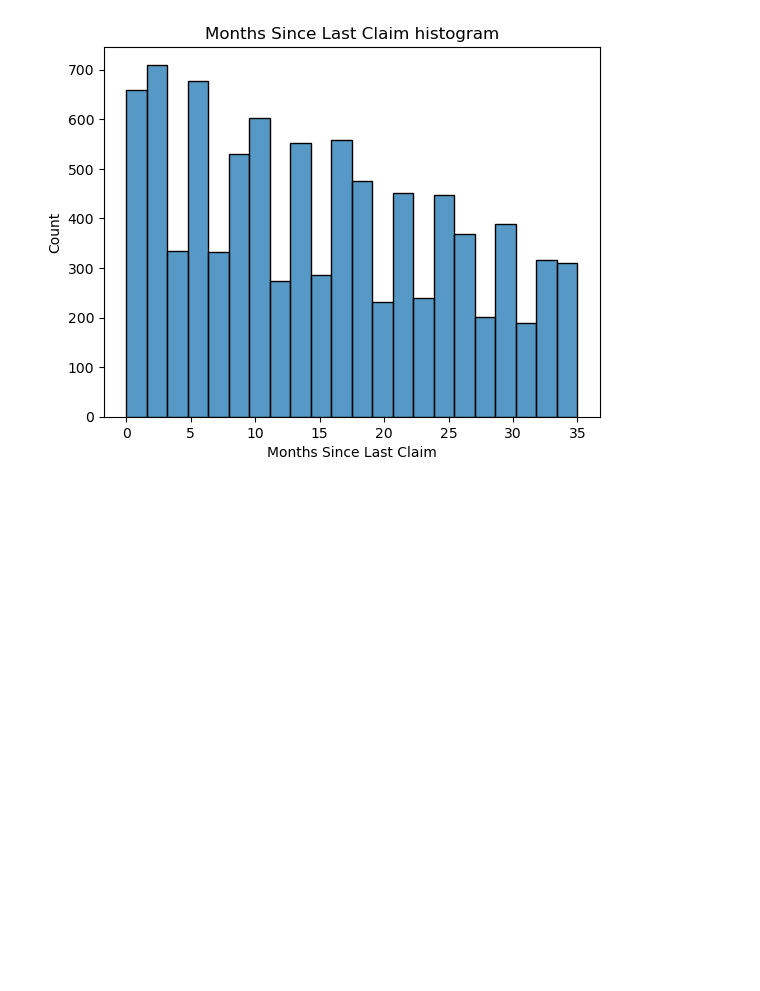
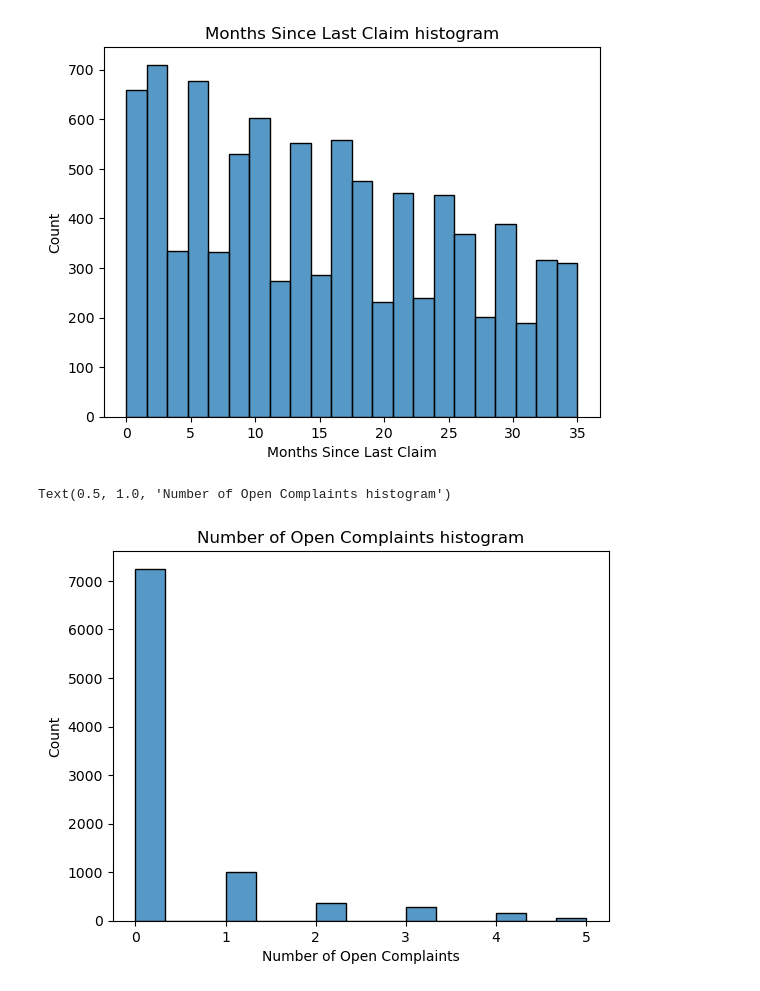
Before and after one commit to RetCast/lab-customer-analysis-round-4, a Jupyter notebook: lab-customer-analysis-round-4.ipynb, the cells around one changed output. Saved outputs shown, nothing was run; the diff lists cells and outputs as text; code cells hidden in the pictures; blank space fills up the shorter version.

Commit message:
[ADD] - Plot Number of Open Complaints

```diff
--- a/lab-customer-analysis-round-4.ipynb
+++ b/lab-customer-analysis-round-4.ipynb
@@ -103,4 +103,8 @@ plt.title('Months Since Last Claim histogram', color='black')
 Text(0.5, 1.0, 'Months Since Last Claim histogram')
 [figure]
 # %%
-Number of Open Complaints
+sns.histplot(data=numerical_df, x='Number of Open Complaints')
+    plt.title('Number of Open Complaints histogram', color='black')
+# %% [output]
+Text(0.5, 1.0, 'Number of Open Complaints histogram')
+[figure, added]
```
